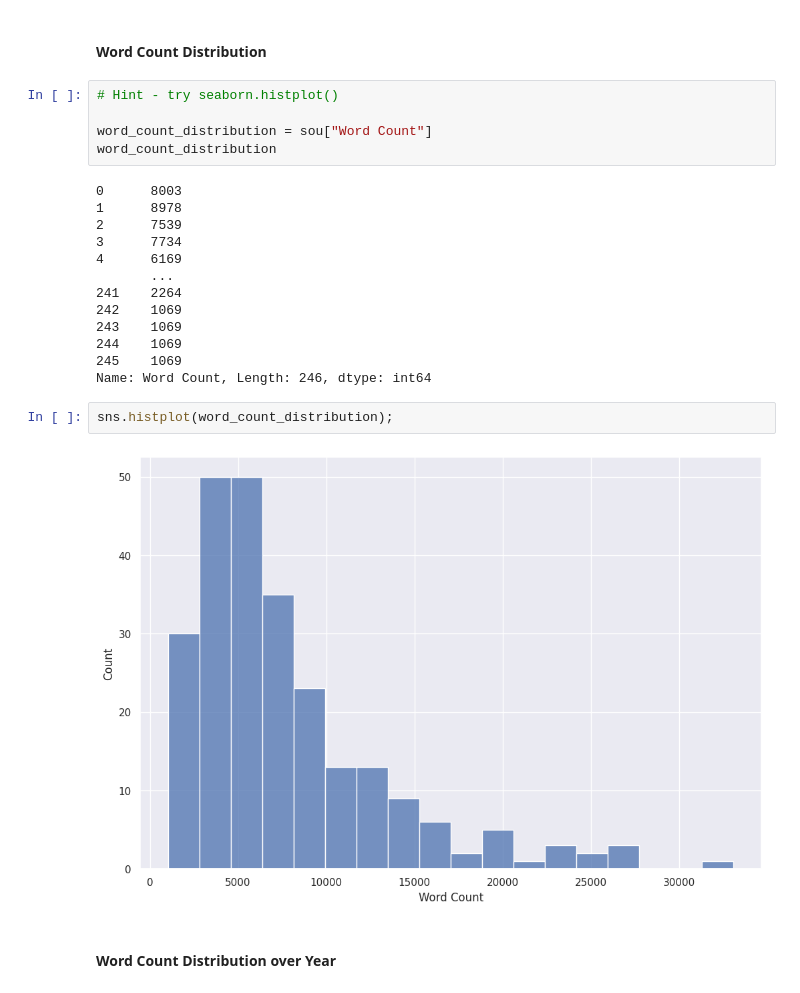
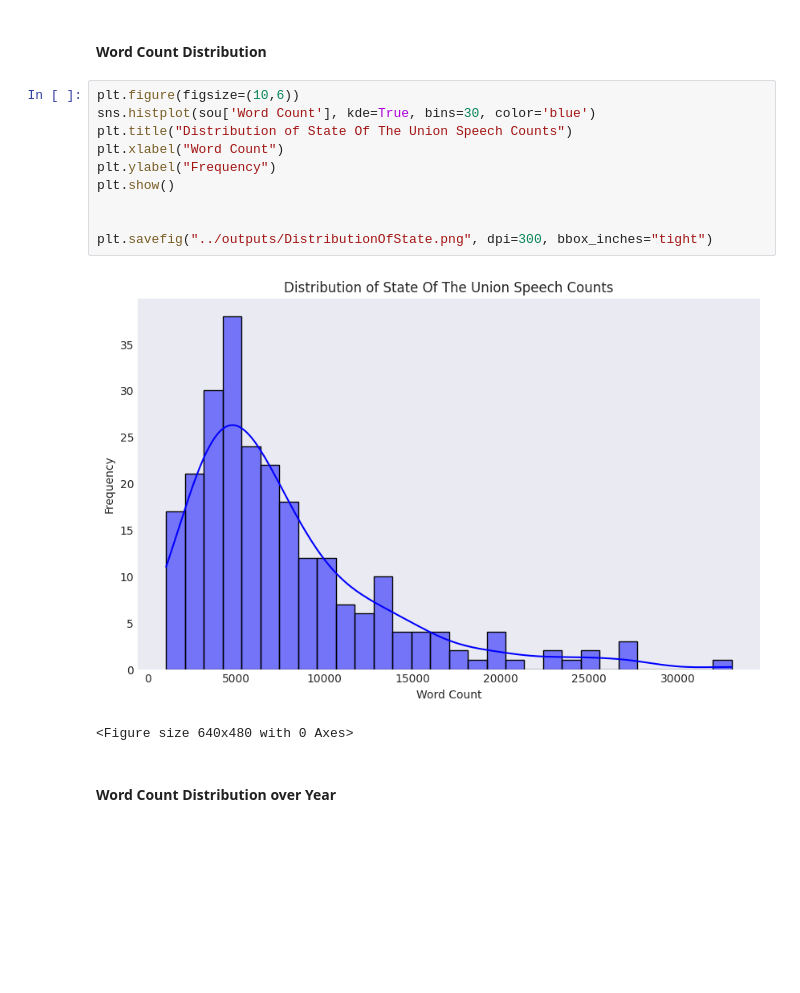
Before and after one commit to UCB-stat-159-f25/proj02-group08, a Jupyter notebook: notebooks/nlp-P01.ipynb, the cells around one changed output. Cells and saved outputs as stored; diff of their text form; blank space fills up the shorter version.

```diff
--- a/notebooks/nlp-P01.ipynb
+++ b/notebooks/nlp-P01.ipynb
@@ -231,26 +116,17 @@ plot_number_speeches_per(
 # %% [markdown]
 #### Word Count Distribution
 # %%
-# Hint - try seaborn.histplot()
+plt.figure(figsize=(10,6))
+sns.histplot(sou['Word Count'], kde=True, bins=30, color='blue')
+plt.title("Distribution of State Of The Union Speech Counts")
+plt.xlabel("Word Count")
+plt.ylabel("Frequency")
+plt.show()
 
-word_count_distribution = sou["Word Count"]
-word_count_distribution
+
+plt.savefig("../outputs/DistributionOfState.png", dpi=300, bbox_inches="tight")
 # %% [output]
+[figure, added]
-0      8003
-1      8978
-2      7539
-3      7734
-4      6169
-       ...
-241    2264
-242    1069
-243    1069
-244    1069
-245    1069
-Name: Word Count, Length: 246, dtype: int64
+<Figure size 640x480 with 0 Axes>
-# %%
-sns.histplot(word_count_distribution);
-# %% [output]
-[figure, removed]
 # %% [markdown]
 #### Word Count Distribution over Year
```
Also changed, not shown: parts of 27 cells of this notebook, 11 other files.
